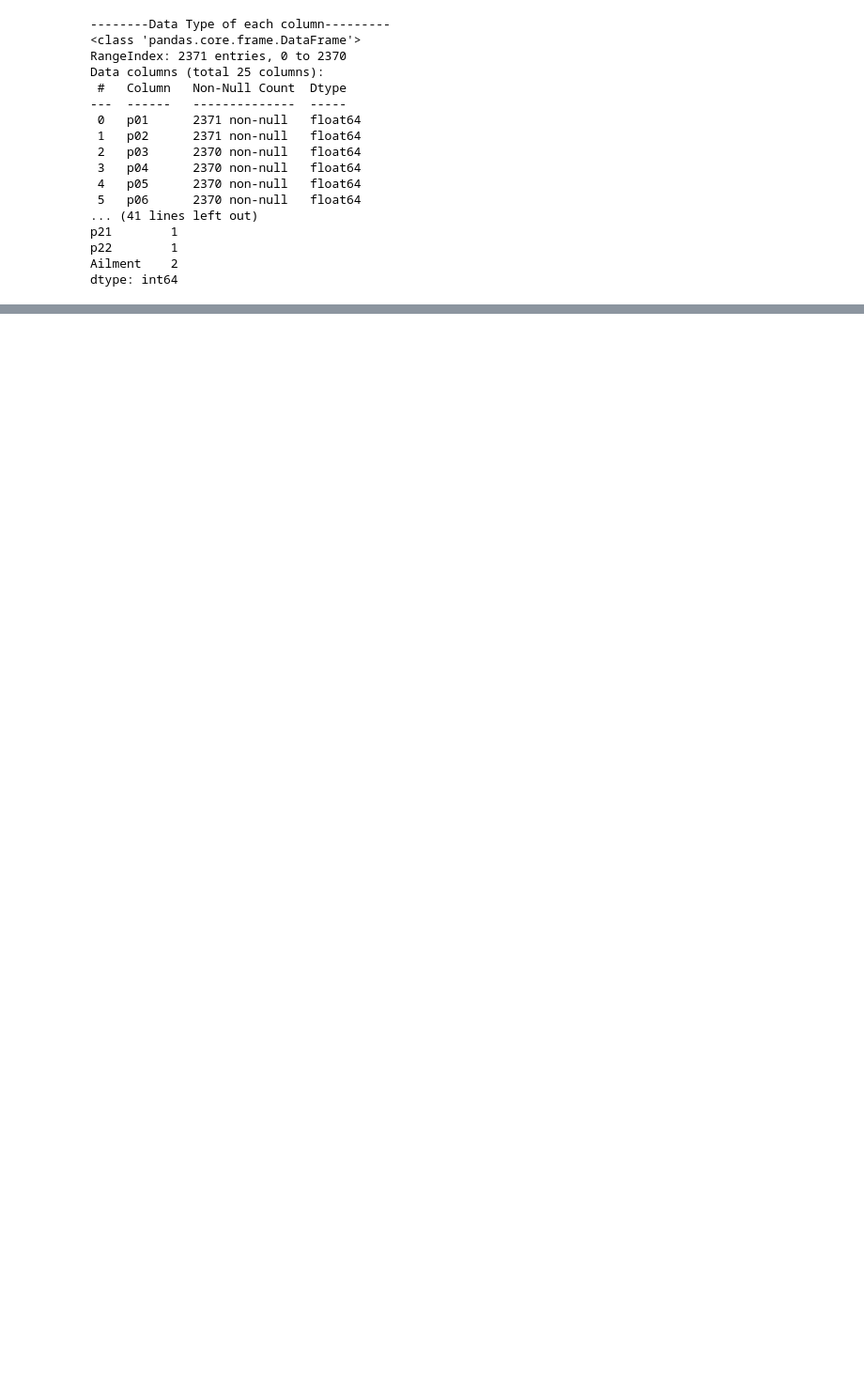
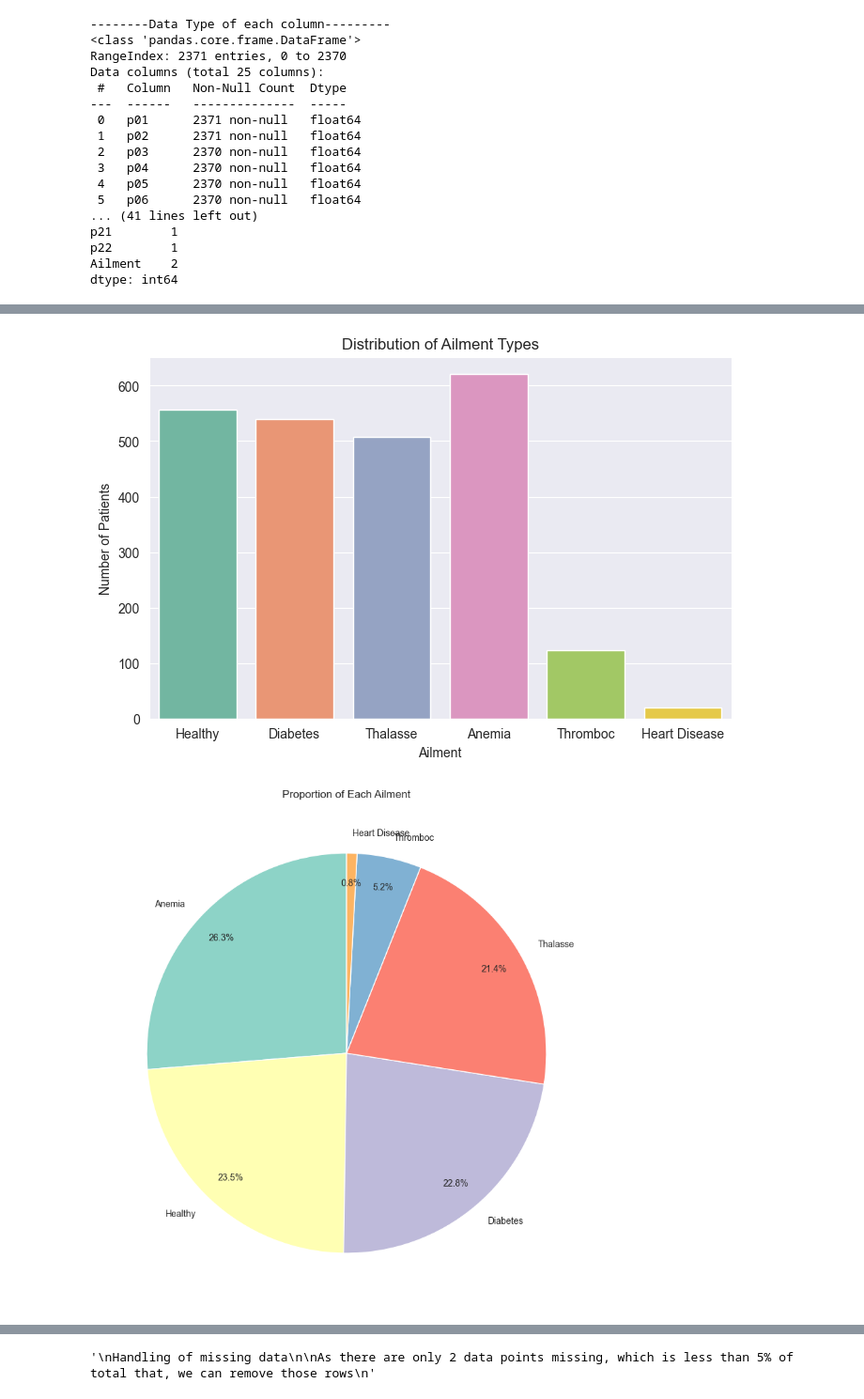
Before and after one commit to swapnilk0607/pml, a Jupyter notebook: content/swapnilkatale/Ex-7-EDA/eda_solution.ipynb, the cells around one changed output, grey strips where cells are left out. Shown at 94% size. Cells and saved outputs as stored; diff of their text form; code cells hidden in the pictures; blank space fills up the shorter version.

Commit message:
Swapnil - EDA initial checkin

```diff
--- a/content/swapnilkatale/Ex-7-EDA/eda_solution.ipynb
+++ b/content/swapnilkatale/Ex-7-EDA/eda_solution.ipynb
@@ -97,0 +115,13 @@ p24       2.37022       3.00  -0.22840  -1.27534
+# %%
+"""
+5.Based on the information available so far, what will be your strategy for dealing with the missing values?
+    Make some initial decisions at this stage.
+"""
+
+"""
+ - We can remove the missing values as it contributes only 0.17% of total data
+ - You don’t want to make assumptions by imputing
+"""
+
+df_clean = df.dropna()
+print(df_clean.head())
@@ -97,0 +146,39 @@ p24       2.37022       3.00  -0.22840  -1.27534
+# %%
+"""
+6. Analyze the Ailment column with the help of appropriate visualizations. What can you conclude? Are there any missing values in this column? How will you handle them? Why?
+"""
+
+import seaborn as sns
+import matplotlib.pyplot as plt
+
+# Bar Chart
+plt.figure(figsize=(8, 5))
+sns.countplot(data=df_clean, x='Ailment', palette='Set2', hue='Ailment')
+plt.title('Distribution of Ailment Types')
+plt.xlabel('Ailment')
+plt.ylabel('Number of Patients')
+plt.show()
+
+#Pie Chart
+plt.figure(figsize=(10, 10))
+df['Ailment'].value_counts().plot.pie(autopct='%1.1f%%', startangle=90, colors=sns.color_palette('Set3'),
+                                      labeldistance=1.1, pctdistance=0.85)
+plt.title('Proportion of Each Ailment')
+plt.ylabel('')
+plt.show()
+
+#Missing Values
+missing_ailment = df['Ailment'].isnull().sum()
+print(f"Missing Ailment values: {missing_ailment}")
+print("---" * 50)
+# Cleaned up Dataframe
+print("--------Cleaned up dataframe-------------")
+print(df_clean.head())
+"""
+Handling of missing data
+
+As there are only 2 data points missing, which is less than 5% of total that, we can remove those rows
+"""
+# %% [output]
+[figure, added]
+[figure, added]
@@ -97,0 +202 @@ p24       2.37022       3.00  -0.22840  -1.27534
+'\nHandling of missing data\n\nAs there are only 2 data points missing, which is less than 5% of total that, we can remove those rows\n'
```
Also changed, not shown: parts of 5 cells of this notebook.
